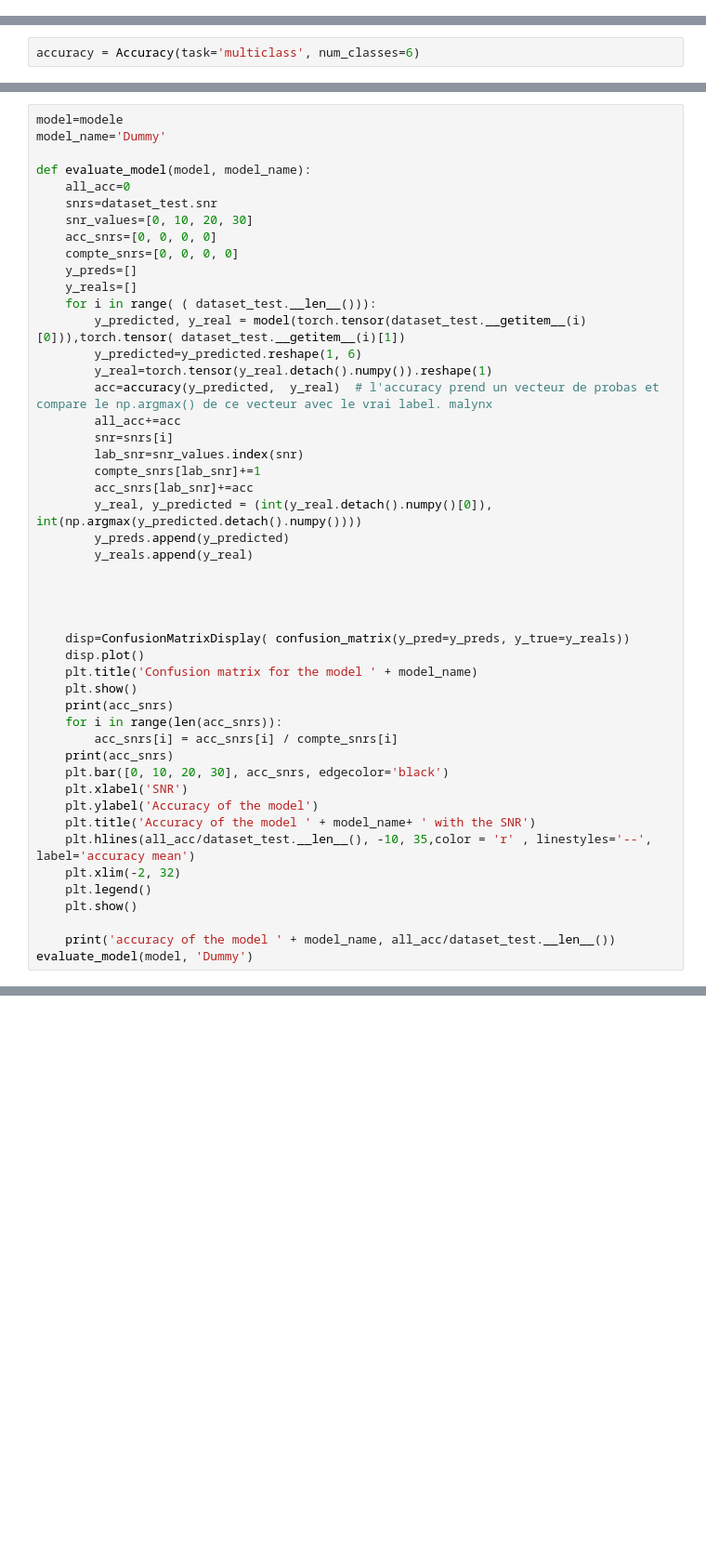
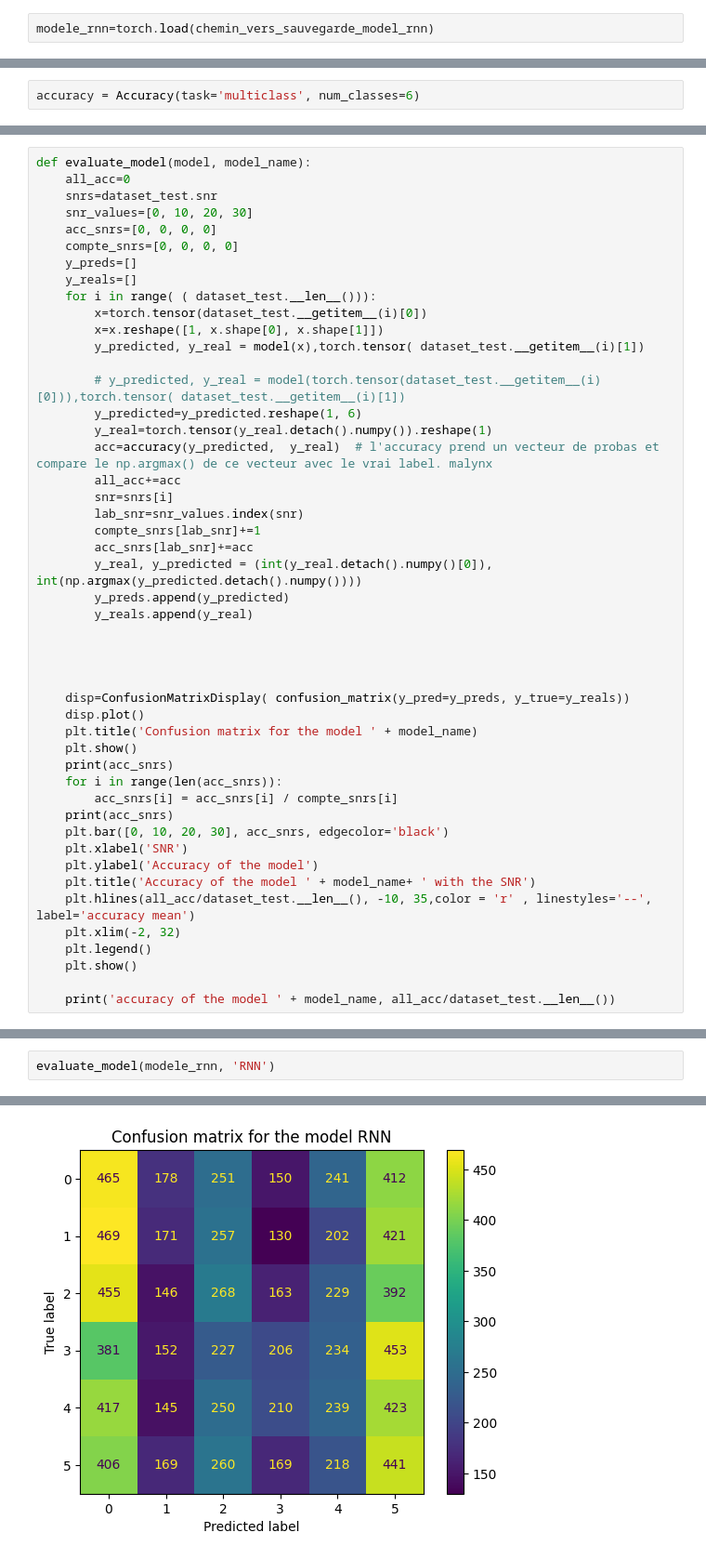
Before and after one commit to gregoirebechade/MVA_bis, a Jupyter notebook: signal_processing/TP3/dlts_tp3.ipynb, the cells around one changed output, grey strips where cells are left out. Shown at 93% size. Cells and saved outputs as stored; diff of their text form; blank space fills up the shorter version.

```diff
--- a/signal_processing/TP3/dlts_tp3.ipynb
+++ b/signal_processing/TP3/dlts_tp3.ipynb
@@ -553,0 +574,2 @@ KeyboardInterrupt:
+# %%
+modele_rnn=torch.load(chemin_vers_sauvegarde_model_rnn)
@@ -560,7 +607,4 @@ accuracy = Accuracy(task='multiclass', num_classes=6)
 # %%
-model=modele
-model_name='Dummy'
-
 def evaluate_model(model, model_name):
     all_acc=0
     snrs=dataset_test.snr
@@ -570,7 +614,11 @@ def evaluate_model(model, model_name):
     y_preds=[]
     y_reals=[]
     for i in range( ( dataset_test.__len__())):
-        y_predicted, y_real = model(torch.tensor(dataset_test.__getitem__(i)[0])),torch.tensor( dataset_test.__getitem__(i)[1])
+        x=torch.tensor(dataset_test.__getitem__(i)[0])
+        x=x.reshape([1, x.shape[0], x.shape[1]])
+        y_predicted, y_real = model(x),torch.tensor( dataset_test.__getitem__(i)[1])
+
+        # y_predicted, y_real = model(torch.tensor(dataset_test.__getitem__(i)[0])),torch.tensor( dataset_test.__getitem__(i)[1])
         y_predicted=y_predicted.reshape(1, 6)
         y_real=torch.tensor(y_real.detach().numpy()).reshape(1)
         acc=accuracy(y_predicted,  y_real)  # l'accuracy prend un vecteur de probas et compare le np.argmax() de ce vecteur avec le vrai label. malynx
@@ -604,4 +652,3 @@ def evaluate_model(model, model_name):
     plt.show()
 
     print('accuracy of the model ' + model_name, all_acc/dataset_test.__len__())
-evaluate_model(model, 'Dummy')
@@ -613,0 +655,3 @@ accuracy of the model Dummy tensor(0.7348)
+# %%
+evaluate_model(modele_rnn, 'RNN')
+# %% [output]
@@ -613,0 +692 @@ accuracy of the model Dummy tensor(0.7348)
+[figure, added]
```
Also changed, not shown: parts of 11 cells of this notebook, 3 other files.
